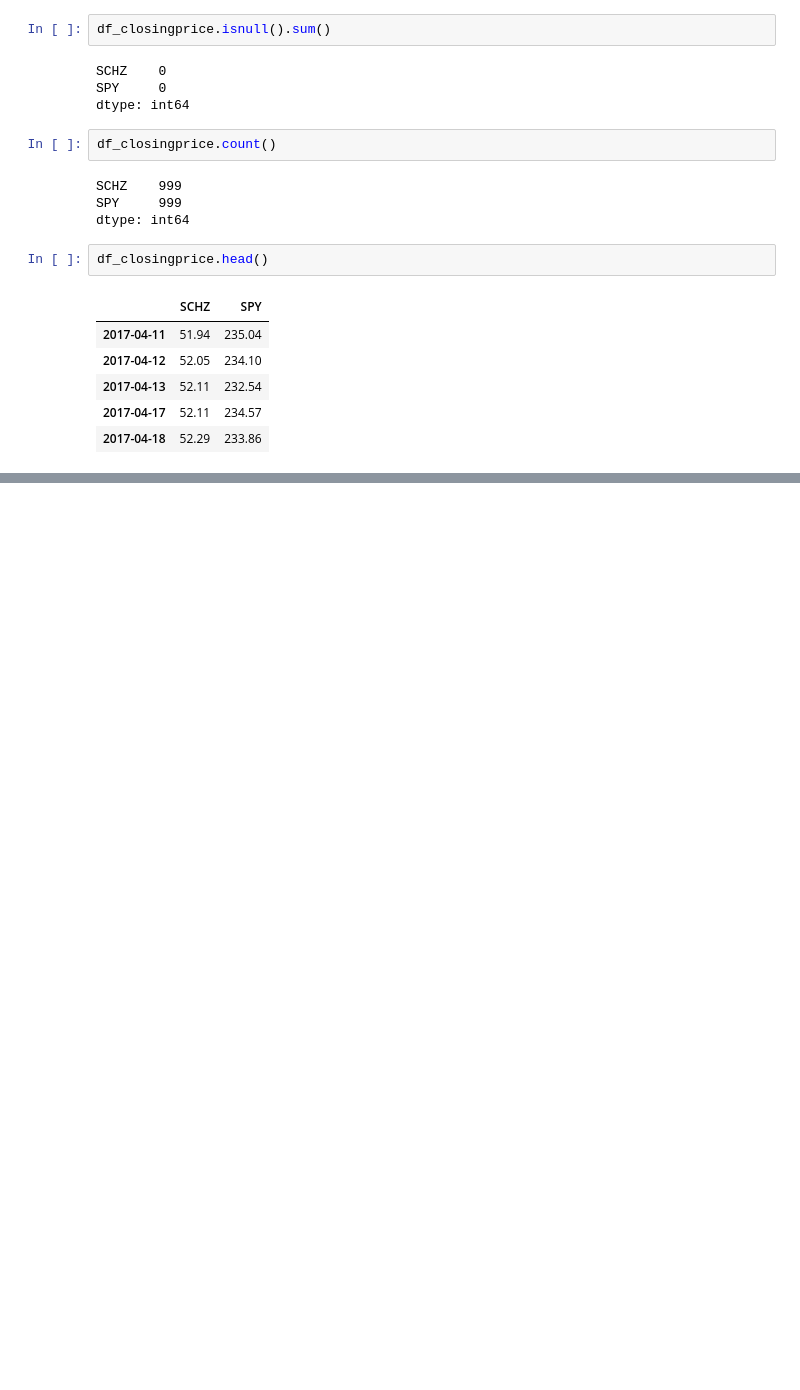
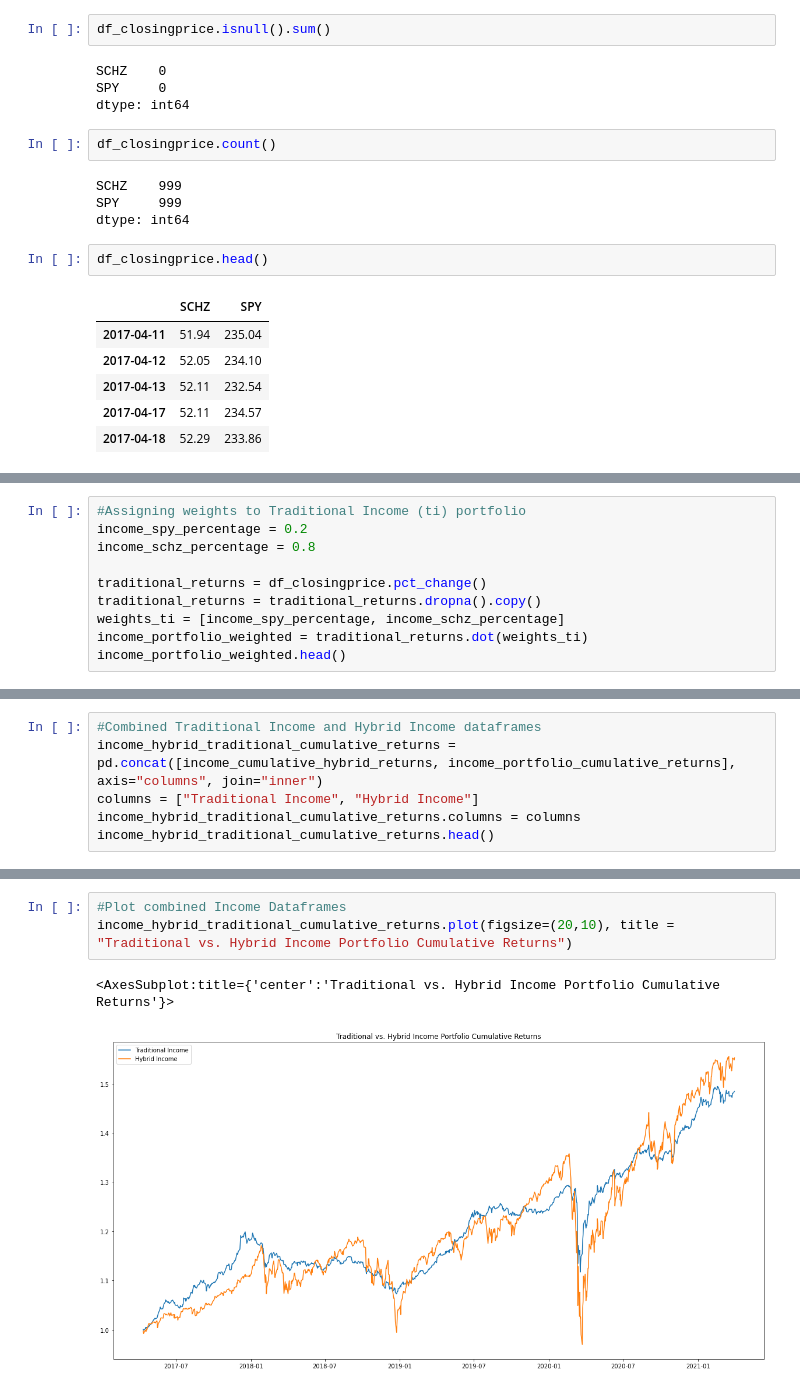
Before and after one commit to hammer888-tech/Project_1, a Jupyter notebook: Project_1B.ipynb, the cells around one changed output, grey strips where cells are left out. Saved outputs shown, nothing was run; the diff lists cells and outputs as text; blank space fills up the shorter version.

```diff
--- a/Project_1B.ipynb
+++ b/Project_1B.ipynb
@@ -277,0 +110,10 @@ income_crypto_traditional_cumulative_returns.plot(figsize=(20,10), title = "Inco
+# %%
+#Assigning weights to Traditional Income (ti) portfolio
+income_spy_percentage = 0.2
+income_schz_percentage = 0.8
+
+traditional_returns = df_closingprice.pct_change()
+traditional_returns = traditional_returns.dropna().copy()
+weights_ti = [income_spy_percentage, income_schz_percentage]
+income_portfolio_weighted = traditional_returns.dot(weights_ti)
+income_portfolio_weighted.head()
@@ -277,0 +210,6 @@ income_crypto_traditional_cumulative_returns.plot(figsize=(20,10), title = "Inco
+# %%
+#Combined Traditional Income and Hybrid Income dataframes
+income_hybrid_traditional_cumulative_returns = pd.concat([income_cumulative_hybrid_returns, income_portfolio_cumulative_returns], axis="columns", join="inner")
+columns = ["Traditional Income", "Hybrid Income"]
+income_hybrid_traditional_cumulative_returns.columns = columns
+income_hybrid_traditional_cumulative_returns.head()
@@ -277,0 +223,6 @@ income_crypto_traditional_cumulative_returns.plot(figsize=(20,10), title = "Inco
+# %%
+#Plot combined Income Dataframes
+income_hybrid_traditional_cumulative_returns.plot(figsize=(20,10), title = "Traditional vs. Hybrid Income Portfolio Cumulative Returns")
+# %% [output]
+<AxesSubplot:title={'center':'Traditional vs. Hybrid Income Portfolio Cumulative Returns'}>
+[figure, added]
```
Also changed, not shown: parts of 59 cells of this notebook.
